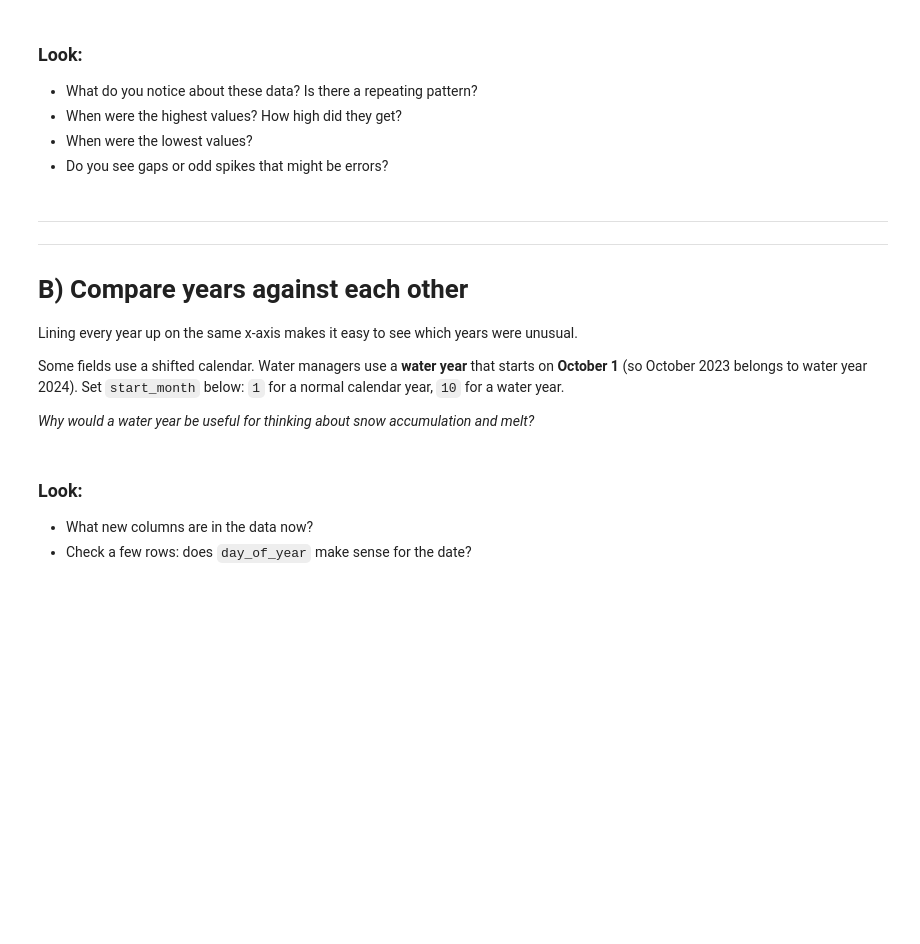
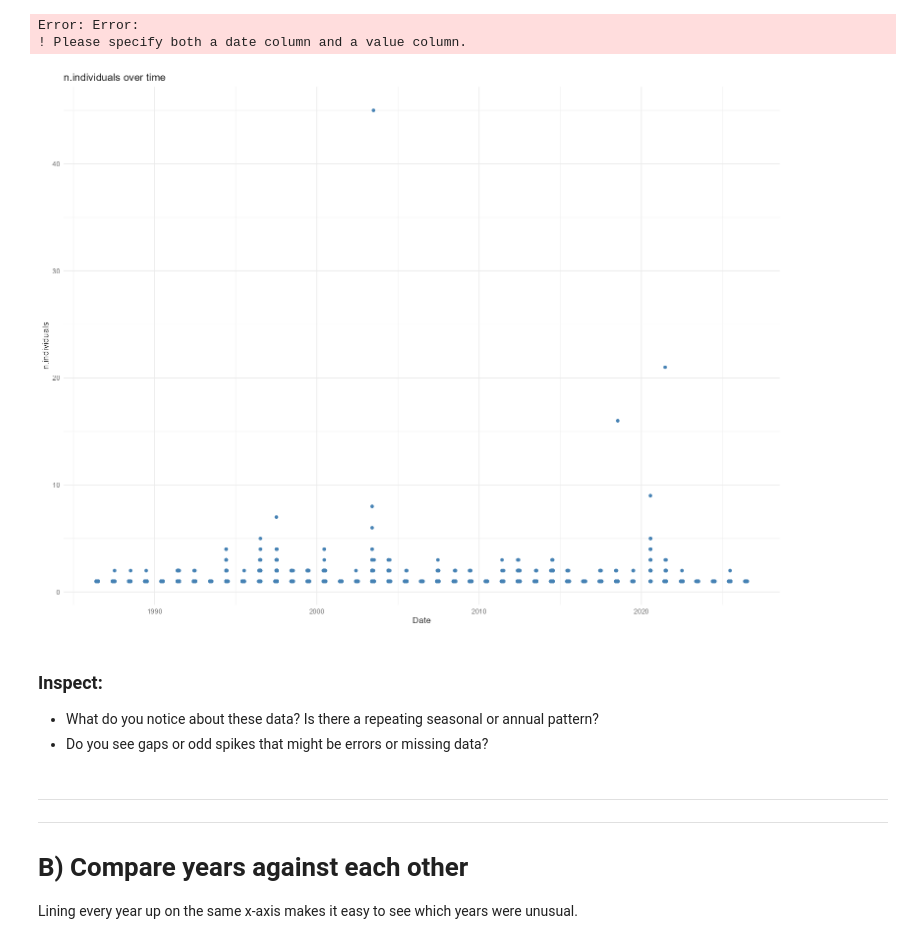
Before and after one commit to scelmendorf/colab_test, a Jupyter notebook: R_upload_your_data.ipynb, the cells around one changed output. Saved outputs shown, nothing was run; the diff lists cells and outputs as text; code cells hidden in the pictures; blank space fills up the shorter version.

```diff
--- a/R_upload_your_data.ipynb
+++ b/R_upload_your_data.ipynb
@@ -144,15 +154,54 @@ cat("Date range:  ", format(min(df$date)), "to", format(max(df$date)), "\n")
+# %%
+## 4. Choose your date format it
+date_col <- "" # <-- e.g. "Date"
+
+cols <- names(raw)
+
+if (date_col == "") {
+  stop("Please specify both a date column")
+}
+if (!date_col %in% cols) {
+  stop("date_col isn't a column name - check spelling" = date_col %in% cols)
+}
+
+to_date <- function(x) {
+  if (inherits(x, c("Date", "POSIXt"))) {
+    return(as.Date(x))
+  }
+  as.Date(parse_date_time(as.character(x),
+    orders = c("ymd", "mdy", "dmy", "ymd HMS", "ymd HM", "mdy HMS", "mdy HM", "ym", "Y"),
+    quiet = TRUE
+  ))
+}
+
+df <- raw %>%
+  mutate(across(all_of(date_col), to_date))
+
+head(df)
+# %% [output]
+Error: Error:
+! Please specify both a date column and a value column.
 # %%
-# 5. Make a quick plot of the dataset
-ggplot(df, aes(x = date, y = value)) +
-  geom_line(color = "steelblue") +
-  labs(title = paste(value_col, "over time"), x = "Date", y = value_col) +
-  theme_minimal(base_size = 14)
+# 5. Make a quick time series plot of the dataset
+# chose your value column in the code below, e.g. "SWE_in"
+value_col <- "n.individuals"   # <-- e.g. "SWE_in"
+cols <- names(raw)
+if (value_col == "") {
+  stop("Please specify both a value column.")
+}
+if (!value_col %in% cols) {
+  stop("value_col isn't a column name - check spelling" = value_col %in% cols)
+}
+ggplot(df, aes(x = Date, y = .data[[value_col]])) +
+   geom_point(color = "steelblue") +
+   labs(title = paste(value_col, "over time"), x = "Date", y = value_col) +
+   theme_minimal(base_size = 14)
+# %% [output]
+[figure, added]
 # %% [markdown]
-### Look:
-- What do you notice about these data? Is there a repeating pattern?
-- When were the highest values? How high did they get?
-- When were the lowest values?
-- Do you see gaps or odd spikes that might be errors?
+### Inspect:
+- What do you notice about these data? Is there a repeating seasonal or annual pattern?
+- Do you see gaps or odd spikes that might be errors or missing data?
 # %% [markdown]
 ----------
 ---------
@@ -160,8 +209,3 @@ ggplot(df, aes(x = date, y = value)) +
 # B) Compare years against each other
 
 Lining every year up on the same x-axis makes it easy to see which years were unusual.
-
-Some fields use a shifted calendar. Water managers use a **water year** that starts on **October 1** (so October 2023 belongs to water year 2024).
-Set `start_month` below: `1` for a normal calendar year, `10` for a water year.
-
-*Why would a water year be useful for thinking about snow accumulation and melt?*
@@ -181,4 +211,0 @@ head(df, 10)
-# %% [markdown]
-### Look:
-- What new columns are in the data now?
-- Check a few rows: does `day_of_year` make sense for the date?
```
Also changed, not shown: parts of 21 cells of this notebook.
